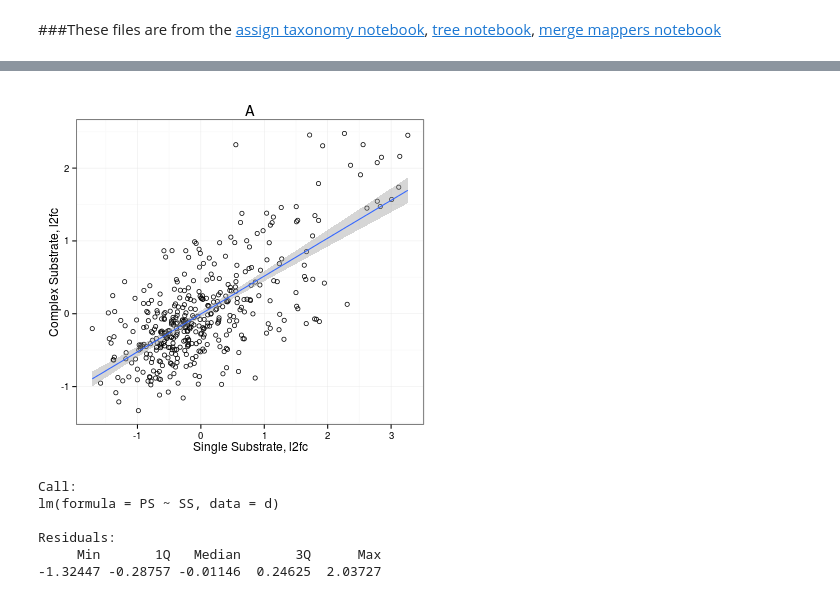
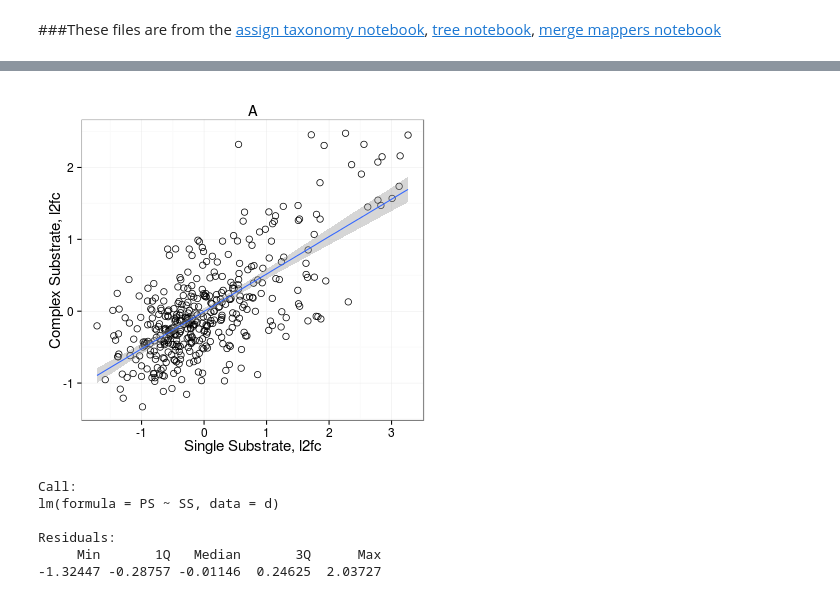
Before and after one commit to acampbellina/single_substrate, a Jupyter notebook: LinReg_3Panel_Fig.ipynb, the cells around one changed output, grey strips where cells are left out. Saved outputs shown, nothing was run; the diff lists cells and outputs as text; code cells hidden in the pictures.

```diff
--- a/LinReg_3Panel_Fig.ipynb
+++ b/LinReg_3Panel_Fig.ipynb
@@ -88,25 +88,30 @@ Variables not shown: Rank1 (fctr), Rank2 (fctr), Rank3 (fctr), Rank4 (fctr),
 # %%
 %%R -w 400 -h 375
 d = sample.data %>% select(OTU, Treatment, log2FoldChange) %>% spread(Treatment, log2FoldChange)
 
 p1 = ggplot(d, aes(x = SS, y = PS))
 
-p1 = p1 + geom_point(shape = 21)
+p1 = p1 + geom_point(shape = 21, size = 3)
 
 p1 = p1 + stat_smooth(method = "lm")
 
 p1 = p1 + labs(x = "Single Substrate, l2fc",
             y = "Complex Substrate, l2fc")
 
 p1 = p1 + ggtitle("A")
 p1 = p1 + theme(plot.title = element_text(hjust = -0.45, vjust=2.12))
 #p1 = p1 + theme(plot.title = element_text(hjust = -0.1, size = 20))
 
 p1 = p1 + theme_bw()
+p1 = p1 + theme(axis.title.x = element_text(size=15))
+p1 = p1 + theme(axis.title.y = element_text(size=15))
+p1 = p1 + theme(axis.text.x = element_text(size=12))
+p1 = p1 + theme(axis.text.y = element_text(size=12))
+
 
 p1
 # %% [output]
-[figure, old version]
+[figure, new version]
 # %%
 %%R
 fit = lm(PS ~ SS, d)
```
Also changed, not shown: parts of 8 cells of this notebook, 2 other files.
